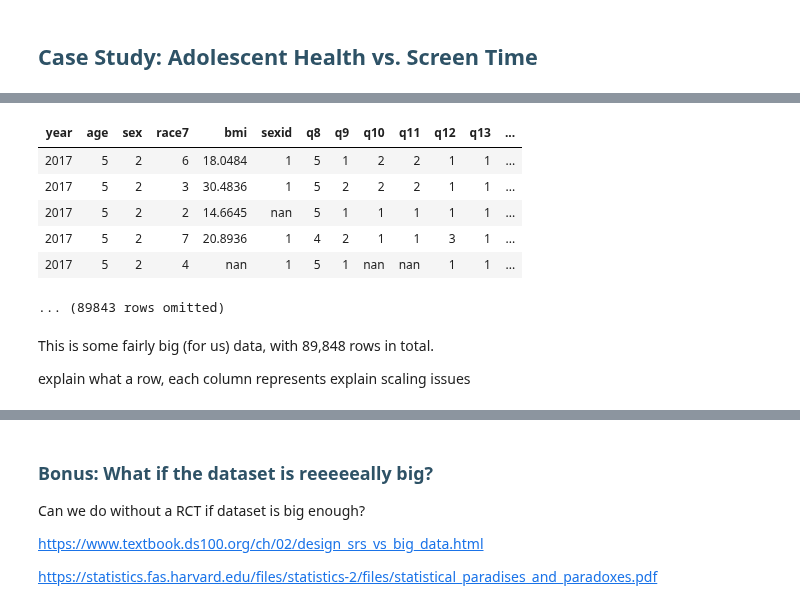
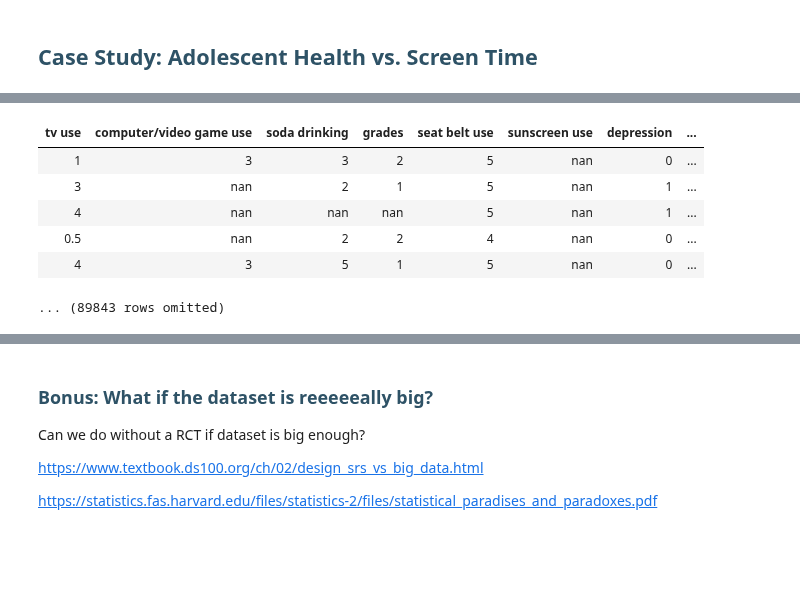
Before and after one commit to ds-modules/LS-22, a Jupyter notebook: Zach/correlation_causation/Correlation_Causation.ipynb, the cells around one changed output, grey strips where cells are left out. Cells and saved outputs as stored; diff of their text form; code cells hidden in the pictures; blank space fills up the shorter version.

```diff
--- a/Zach/correlation_causation/Correlation_Causation.ipynb
+++ b/Zach/correlation_causation/Correlation_Causation.ipynb
@@ -268,20 +272,14 @@ what steps were taken to try to make it easier to establish causality? What fact
 # %%
 # The command below takes in a .csv file and converts it into a table!
-raw_data = Table.read_table("data/SADCQ.csv")
+raw_data = Table.read_table("data/yrbs_clean.csv", index_col=0)
 # This command allows for us to see only a sneak-peek of the entries.
 # Instead of seeing hundreds of rows, we will see only five.
 raw_data.show(5)
 # %% [output]
-| year | age | sex | race7 | bmi | sexid | q8 | q9 | q10 | q11 | q12 | q13 | ... |
-| 2017 | 5 | 2 | 6 | 18.0484 | 1 | 5 | 1 | 2 | 2 | 1 | 1 | ... |
-| 2017 | 5 | 2 | 3 | 30.4836 | 1 | 5 | 2 | 2 | 2 | 1 | 1 | ... |
-| 2017 | 5 | 2 | 2 | 14.6645 | nan | 5 | 1 | 1 | 1 | 1 | 1 | ... |
-| 2017 | 5 | 2 | 7 | 20.8936 | 1 | 4 | 2 | 1 | 1 | 3 | 1 | ... |
-| 2017 | 5 | 2 | 4 | nan | 1 | 5 | 1 | nan | nan | 1 | 1 | ... |
+| tv use | computer/video game use | soda drinking | grades | seat belt use | sunscreen use | depression | ... |
+| 1 | 3 | 3 | 2 | 5 | nan | 0 | ... |
+| 3 | nan | 2 | 1 | 5 | nan | 1 | ... |
+| 4 | nan | nan | nan | 5 | nan | 1 | ... |
+| 0.5 | nan | 2 | 2 | 4 | nan | 0 | ... |
+| 4 | 3 | 5 | 1 | 5 | nan | 0 | ... |
 ... (89843 rows omitted)
-# %% [markdown]
-This is some fairly big (for us) data, with 89,848 rows in total.
-
-
-explain what a row, each column represents
-explain scaling issues
```
Also changed, not shown: parts of 10 cells of this notebook.
